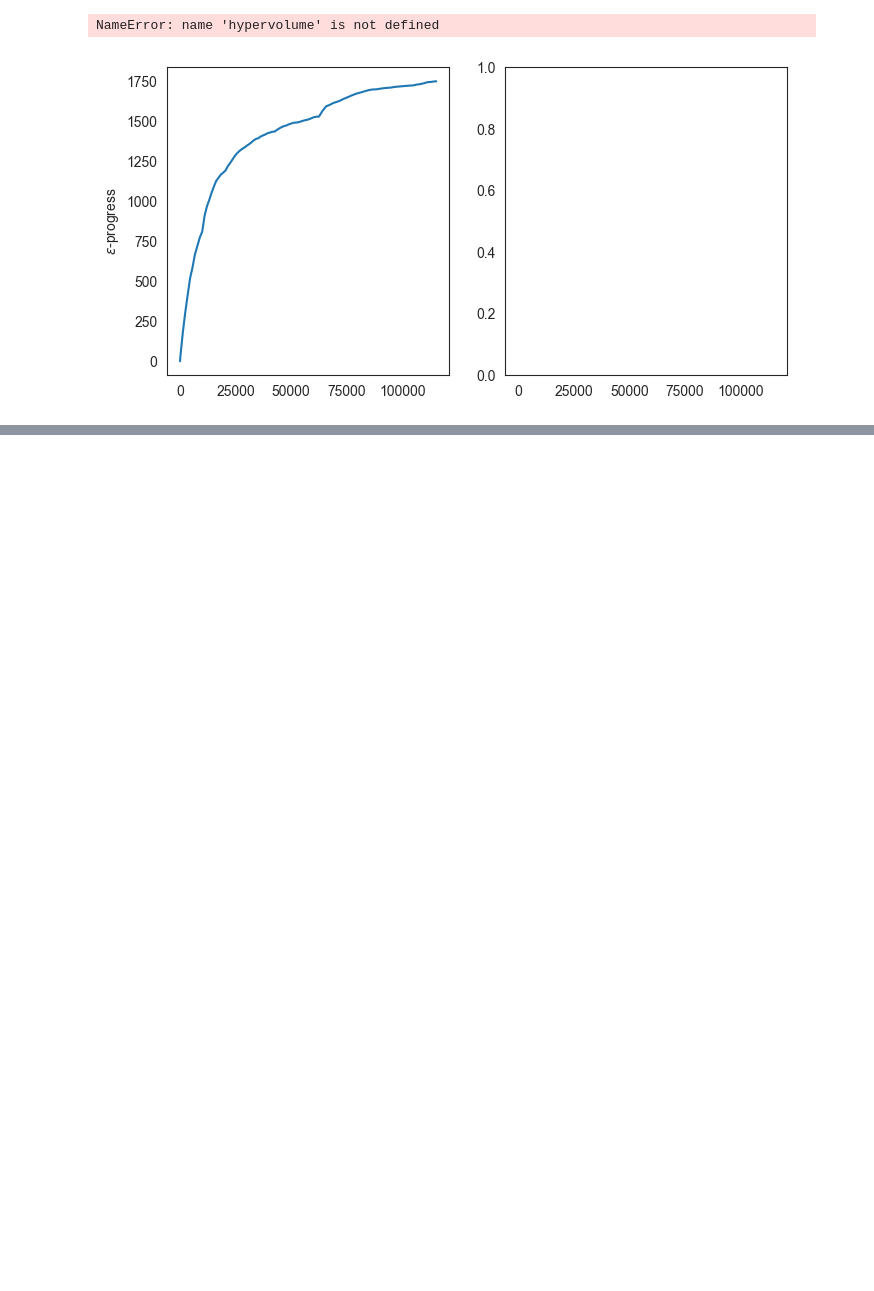
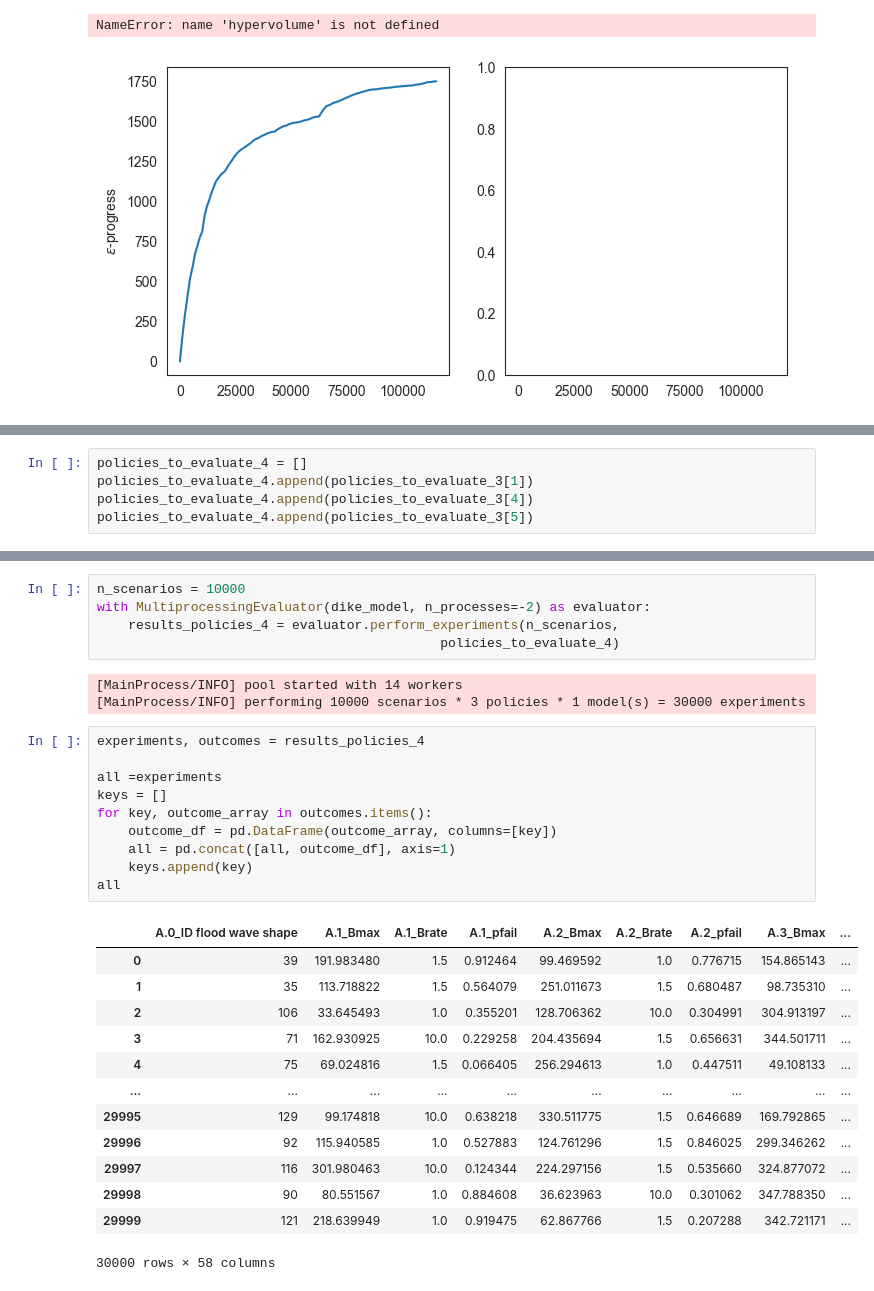
Before and after one commit to JulianvanRie/EPA141A-Model-based-decision-making, a Jupyter notebook: final assignment/Optimise.ipynb, the cells around one changed output, grey strips where cells are left out. Drawn from its saved outputs; the diff is of its cells as text; blank space fills up the shorter version.

```diff
--- a/final assignment/Optimise.ipynb
+++ b/final assignment/Optimise.ipynb
@@ -753,0 +1011,5 @@ NameError: name 'hypervolume' is not defined
+# %%
+policies_to_evaluate_4 = []
+policies_to_evaluate_4.append(policies_to_evaluate_3[1])
+policies_to_evaluate_4.append(policies_to_evaluate_3[4])
+policies_to_evaluate_4.append(policies_to_evaluate_3[5])
@@ -753,0 +1022,32 @@ NameError: name 'hypervolume' is not defined
+# %%
+n_scenarios = 10000
+with MultiprocessingEvaluator(dike_model, n_processes=-2) as evaluator:
+    results_policies_4 = evaluator.perform_experiments(n_scenarios,
+                                            policies_to_evaluate_4)
+# %% [output]
+[MainProcess/INFO] pool started with 14 workers
+[MainProcess/INFO] performing 10000 scenarios * 3 policies * 1 model(s) = 30000 experiments
+# %%
+experiments, outcomes = results_policies_4
+
+all =experiments
+keys = []
+for key, outcome_array in outcomes.items():
+    outcome_df = pd.DataFrame(outcome_array, columns=[key])
+    all = pd.concat([all, outcome_df], axis=1)
+    keys.append(key)
+all
+# %% [output]
+|  | A.0_ID flood wave shape | A.1_Bmax | A.1_Brate | A.1_pfail | A.2_Bmax | A.2_Brate | A.2_pfail | A.3_Bmax | ... |
+| 0 | 39 | 191.983480 | 1.5 | 0.912464 | 99.469592 | 1.0 | 0.776715 | 154.865143 | ... |
+| 1 | 35 | 113.718822 | 1.5 | 0.564079 | 251.011673 | 1.5 | 0.680487 | 98.735310 | ... |
+| 2 | 106 | 33.645493 | 1.0 | 0.355201 | 128.706362 | 10.0 | 0.304991 | 304.913197 | ... |
+| 3 | 71 | 162.930925 | 10.0 | 0.229258 | 204.435694 | 1.5 | 0.656631 | 344.501711 | ... |
+| 4 | 75 | 69.024816 | 1.5 | 0.066405 | 256.294613 | 1.0 | 0.447511 | 49.108133 | ... |
+| ... | ... | ... | ... | ... | ... | ... | ... | ... | ... |
+| 29995 | 129 | 99.174818 | 10.0 | 0.638218 | 330.511775 | 1.5 | 0.646689 | 169.792865 | ... |
+| 29996 | 92 | 115.940585 | 1.0 | 0.527883 | 124.761296 | 1.5 | 0.846025 | 299.346262 | ... |
+| 29997 | 116 | 301.980463 | 10.0 | 0.124344 | 224.297156 | 1.5 | 0.535660 | 324.877072 | ... |
+| 29998 | 90 | 80.551567 | 1.0 | 0.884608 | 36.623963 | 10.0 | 0.301062 | 347.788350 | ... |
+| 29999 | 121 | 218.639949 | 1.0 | 0.919475 | 62.867766 | 1.5 | 0.207288 | 342.721171 | ... |
+30000 rows × 58 columns
```
Also changed, not shown: parts of 22 cells of this notebook, 5 other files.
